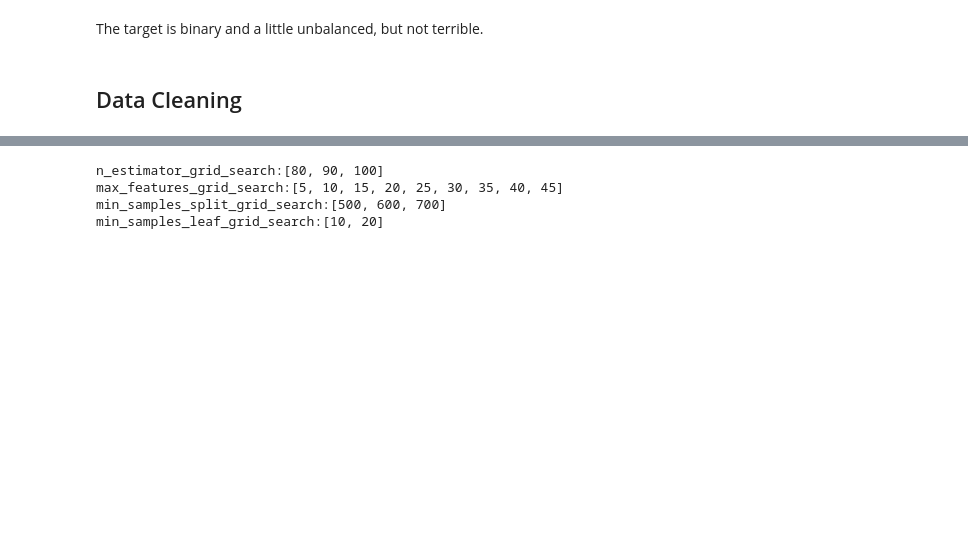
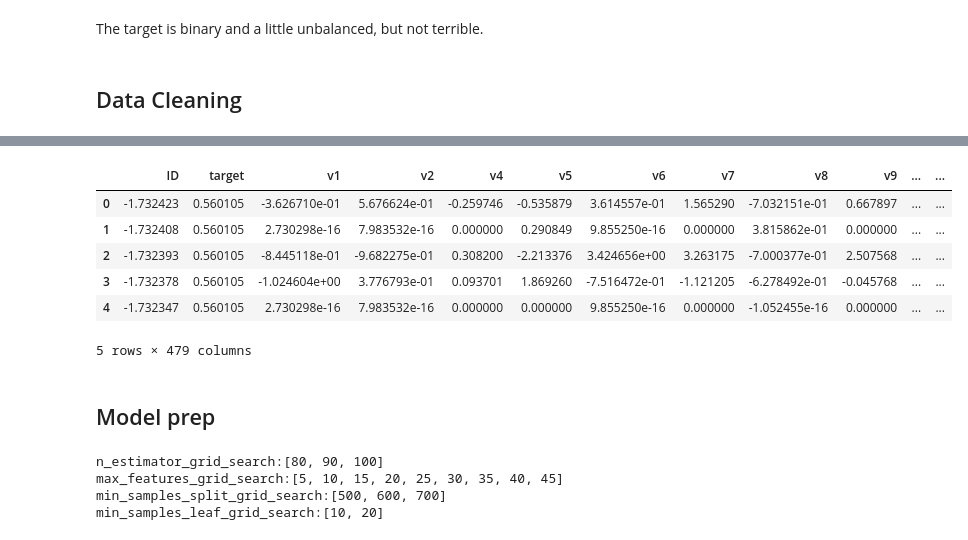
Before and after one commit to warnost/QTW, a Jupyter notebook: Week 8 Bank Data Case Study/Code/Week 8.ipynb, the cells around one changed output, grey strips where cells are left out. Cells and saved outputs as stored; diff of their text form; code cells hidden in the pictures; blank space fills up the shorter version.

```diff
--- a/Week 8 Bank Data Case Study/Code/Week 8.ipynb
+++ b/Week 8 Bank Data Case Study/Code/Week 8.ipynb
@@ -105,3 +243,33 @@ def transform_data(data):
+# %%
+from sklearn.preprocessing import StandardScaler
+def transform_data(data):
+    #OH encode
+    label_encode = data.select_dtypes(include='object').columns
+    normalize = data.select_dtypes(include='number').columns
+
+    data_OHE = pd.get_dummies(data, columns=label_encode)
+
+    scaler = StandardScaler()
+    data_OHE[normalize] = scaler.fit_transform(data_OHE[normalize])
+
+    return data_OHE
+# %%
+df['v22'] = df['v22'].astype('category')
+df2 = transform_data(df)
+df3 = df2.merge(final_iv[["MIN_VALUE","WOE"]], how='left', left_on="v22",right_on="MIN_VALUE")
+preModel_data = df3.drop(columns=["v22","MIN_VALUE"]).copy()
+# %%
+preModel_data.head()
+# %% [output]
+|  | ID | target | v1 | v2 | v4 | v5 | v6 | v7 | v8 | v9 | ... | ... |
+| 0 | -1.732423 | 0.560105 | -3.626710e-01 | 5.676624e-01 | -0.259746 | -0.535879 | 3.614557e-01 | 1.565290 | -7.032151e-01 | 0.667897 | ... | ... |
+| 1 | -1.732408 | 0.560105 | 2.730298e-16 | 7.983532e-16 | 0.000000 | 0.290849 | 9.855250e-16 | 0.000000 | 3.815862e-01 | 0.000000 | ... | ... |
+| 2 | -1.732393 | 0.560105 | -8.445118e-01 | -9.682275e-01 | 0.308200 | -2.213376 | 3.424656e+00 | 3.263175 | -7.000377e-01 | 2.507568 | ... | ... |
+| 3 | -1.732378 | 0.560105 | -1.024604e+00 | 3.776793e-01 | 0.093701 | 1.869260 | -7.516472e-01 | -1.121205 | -6.278492e-01 | -0.045768 | ... | ... |
+| 4 | -1.732347 | 0.560105 | 2.730298e-16 | 7.983532e-16 | 0.000000 | 0.000000 | 9.855250e-16 | 0.000000 | -1.052455e-16 | 0.000000 | ... | ... |
+5 rows × 479 columns
+# %% [markdown]
+## Model prep
 # %%
 from sklearn.model_selection import StratifiedShuffleSplit
 from sklearn.model_selection import train_test_split
```
Also changed, not shown: parts of 11 cells of this notebook.
